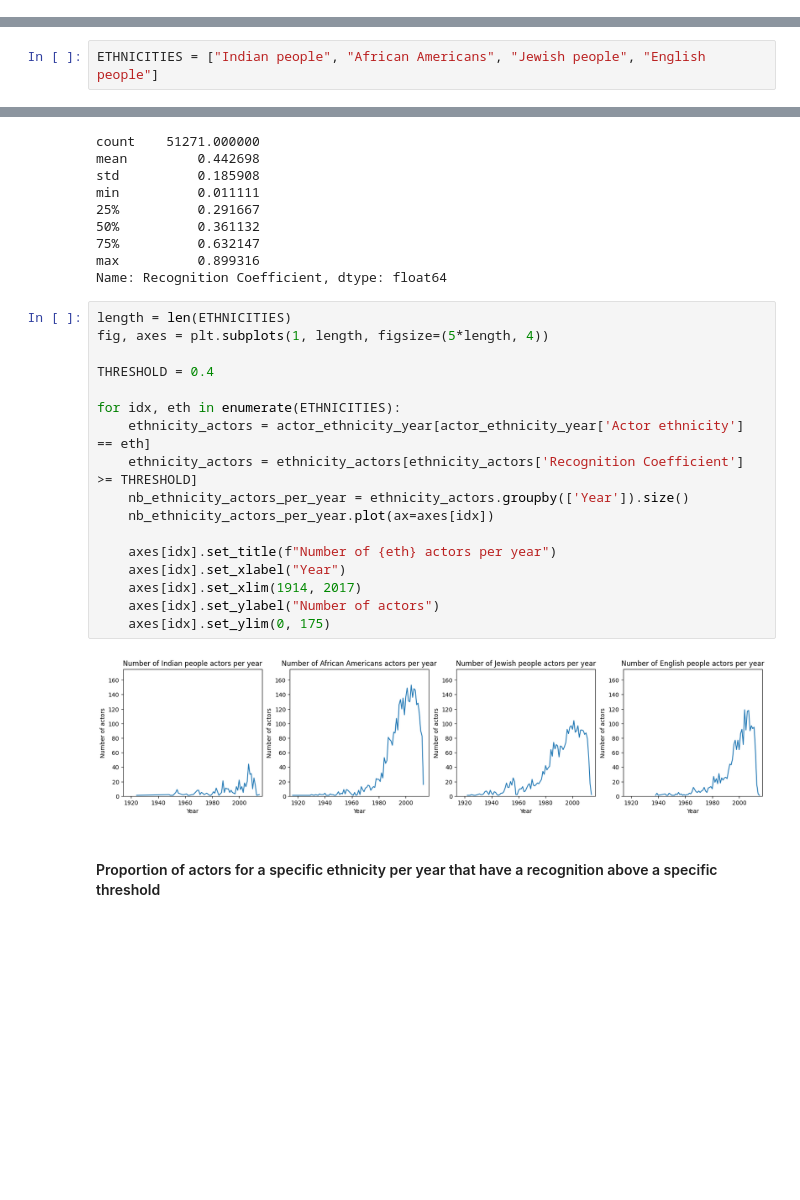
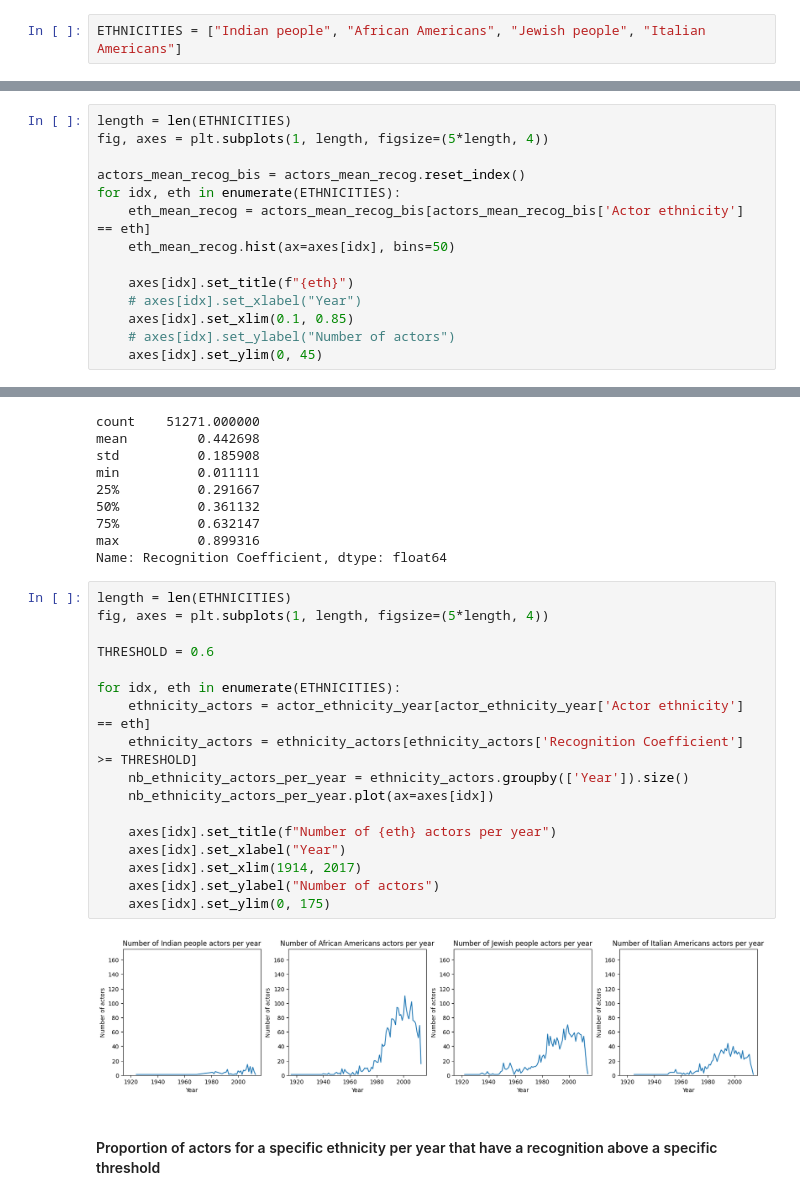
Before and after one commit to epfl-ada/ada-2023-project-pandateam23, a Jupyter notebook: Nicolas.ipynb, the cells around one changed output, grey strips where cells are left out. Cells and saved outputs as stored; diff of their text form; blank space fills up the shorter version.

```diff
--- a/Nicolas.ipynb
+++ b/Nicolas.ipynb
@@ -517,6 +517,8 @@ display(actor_ethnicity_year)
 51271 rows × 4 columns
 # %% [markdown]
 #### Distribution of ethnicities for actors with highest recognition
+# %%
+ETHNICITIES = ["Indian people", "African Americans", "Jewish people", "Italian Americans"]
 # %%
 actors_mean_recog = actor_ethnicity_year.groupby(['Actor Name', 'Actor ethnicity'])['Recognition Coefficient'].mean()
 actors_mean_recog.sort_values(ascending=False, inplace=True)
@@ -530,3 +532,17 @@ ethnicity_most_recog.plot.bar()
 First five most represented ethnicities: African Americans, Jewish people, English people, Italian Americans and Irish Americans.
 
 One quarter of the top 1000 highest recognition actors are African Americans.
+# %%
+length = len(ETHNICITIES)
+fig, axes = plt.subplots(1, length, figsize=(5*length, 4))
+
+actors_mean_recog_bis = actors_mean_recog.reset_index()
+for idx, eth in enumerate(ETHNICITIES):
+    eth_mean_recog = actors_mean_recog_bis[actors_mean_recog_bis['Actor ethnicity'] == eth]
+    eth_mean_recog.hist(ax=axes[idx], bins=50)
+
+    axes[idx].set_title(f"{eth}")
+    # axes[idx].set_xlabel("Year")
+    axes[idx].set_xlim(0.1, 0.85)
+    # axes[idx].set_ylabel("Number of actors")
+    axes[idx].set_ylim(0, 45)
@@ -533,7 +551,5 @@ One quarter of the top 1000 highest recognition actors are African Americans.
 # %% [markdown]
 #### Number of actors for a specific ethnicity per year
-# %%
-ETHNICITIES = ["Indian people", "African Americans", "Jewish people", "English people"]
 # %%
 length = len(ETHNICITIES)
 fig, axes = plt.subplots(1, length, figsize=(5*length, 4))
@@ -632,22 +648,22 @@ Name: Recognition Coefficient, dtype: float64
 # %%
 length = len(ETHNICITIES)
 fig, axes = plt.subplots(1, length, figsize=(5*length, 4))
 
-THRESHOLD = 0.4
+THRESHOLD = 0.6
 
 for idx, eth in enumerate(ETHNICITIES):
     ethnicity_actors = actor_ethnicity_year[actor_ethnicity_year['Actor ethnicity'] == eth]
     ethnicity_actors = ethnicity_actors[ethnicity_actors['Recognition Coefficient'] >= THRESHOLD]
     nb_ethnicity_actors_per_year = ethnicity_actors.groupby(['Year']).size()
     nb_ethnicity_actors_per_year.plot(ax=axes[idx])
 
     axes[idx].set_title(f"Number of {eth} actors per year")
     axes[idx].set_xlabel("Year")
     axes[idx].set_xlim(1914, 2017)
     axes[idx].set_ylabel("Number of actors")
     axes[idx].set_ylim(0, 175)
 # %% [output]
-[figure, old version]
+[figure, new version]
 # %% [markdown]
 #### Proportion of actors for a specific ethnicity per year that have a recognition above a specific threshold
 # %%
```
Also changed, not shown: parts of 5 cells of this notebook.
